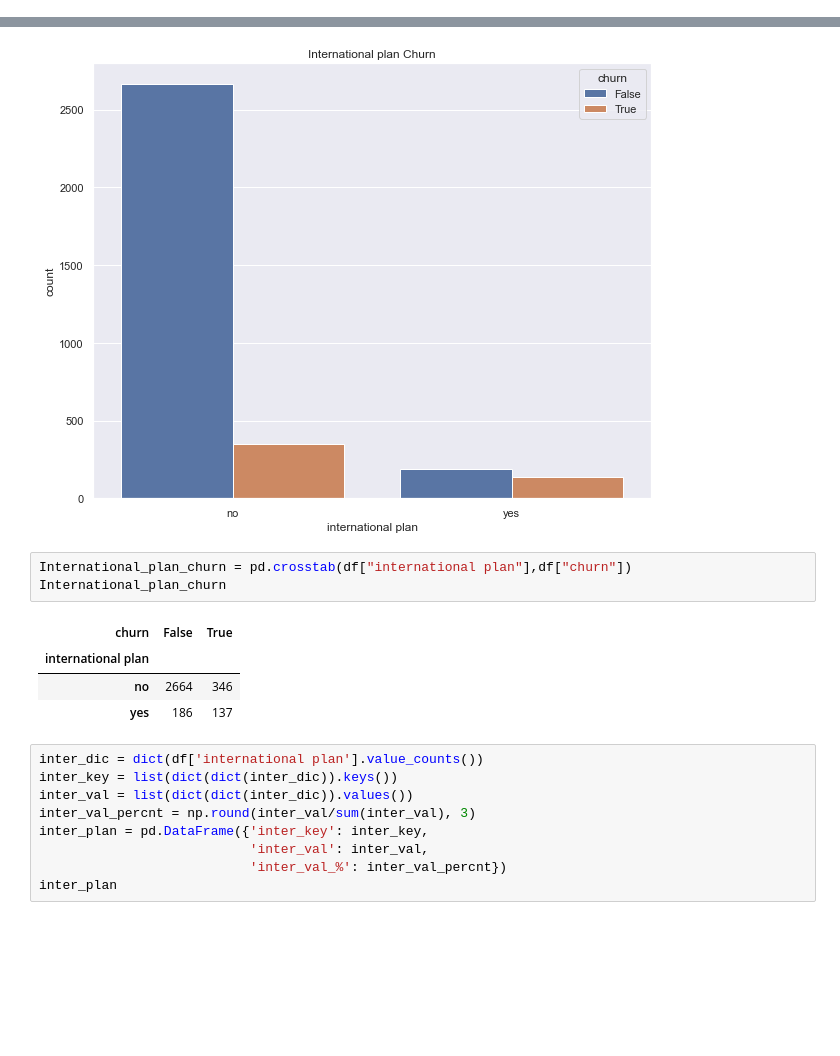
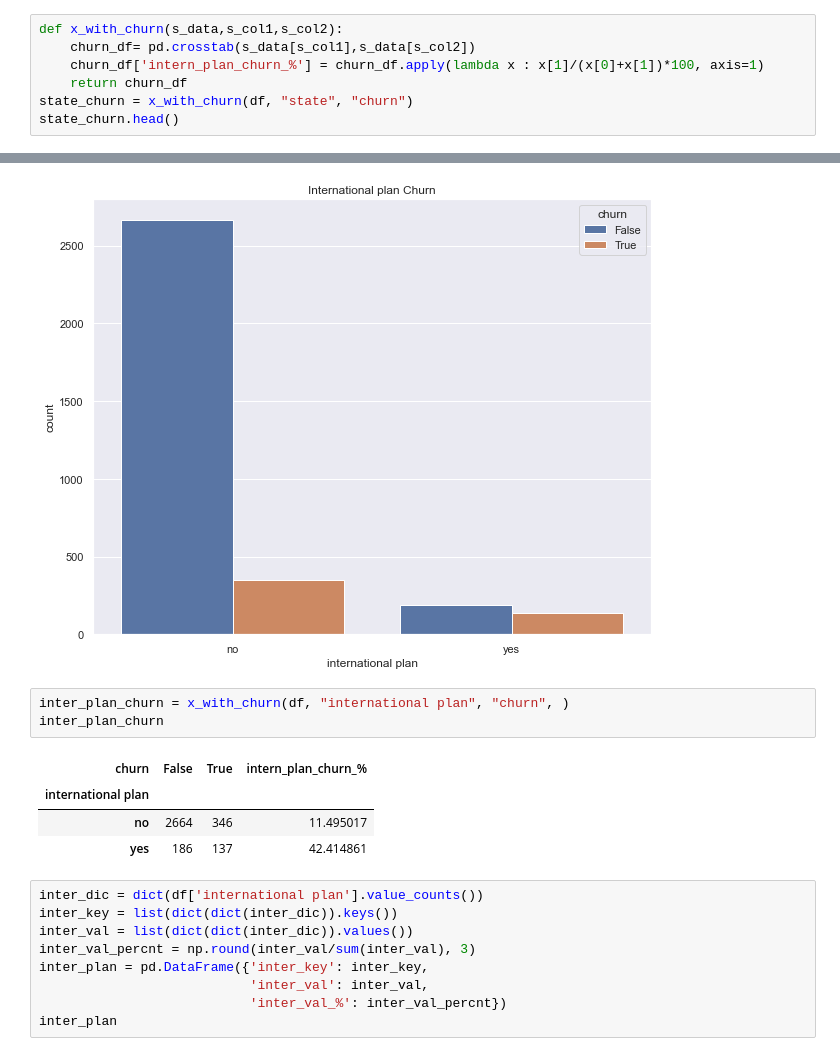
Before and after one commit to Leon380/Phase3_Project, a Jupyter notebook: notebook.ipynb, the cells around one changed output, grey strips where cells are left out. Saved outputs shown, nothing was run; the diff lists cells and outputs as text; blank space fills up the shorter version.

```diff
--- a/notebook.ipynb
+++ b/notebook.ipynb
@@ -296,3 +296,10 @@ plt.ylabel('percentage', fontsize = 15)
 plt.show()
 # %% [output]
 [figure]
+# %%
+def x_with_churn(s_data,s_col1,s_col2):
+    churn_df= pd.crosstab(s_data[s_col1],s_data[s_col2])
+    churn_df['intern_plan_churn_%'] = churn_df.apply(lambda x : x[1]/(x[0]+x[1])*100, axis=1)
+    return churn_df
+state_churn = x_with_churn(df, "state", "churn")
+state_churn.head()
@@ -325,13 +340,13 @@ count_plt(df['international plan'], df.churn, (10,8), 'International plan Churn'
 # %% [output]
 [figure]
 # %%
-International_plan_churn = pd.crosstab(df["international plan"],df["churn"])
-International_plan_churn
+inter_plan_churn = x_with_churn(df, "international plan", "churn", )
+inter_plan_churn
 # %% [output]
-| churn | False | True |
-| international plan |  |  |
-| no | 2664 | 346 |
-| yes | 186 | 137 |
+| churn | False | True | intern_plan_churn_% |
+| international plan |  |  |  |
+| no | 2664 | 346 | 11.495017 |
+| yes | 186 | 137 | 42.414861 |
 # %%
 inter_dic = dict(df['international plan'].value_counts())
 inter_key = list(dict(dict(inter_dic)).keys())
```
Also changed, not shown: parts of 2 cells of this notebook.
